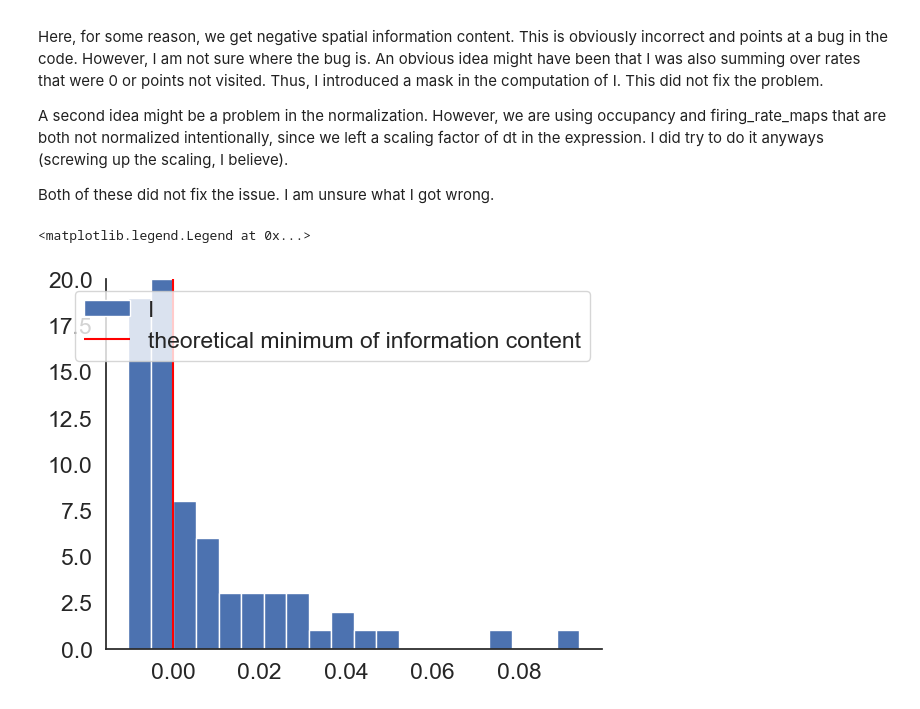
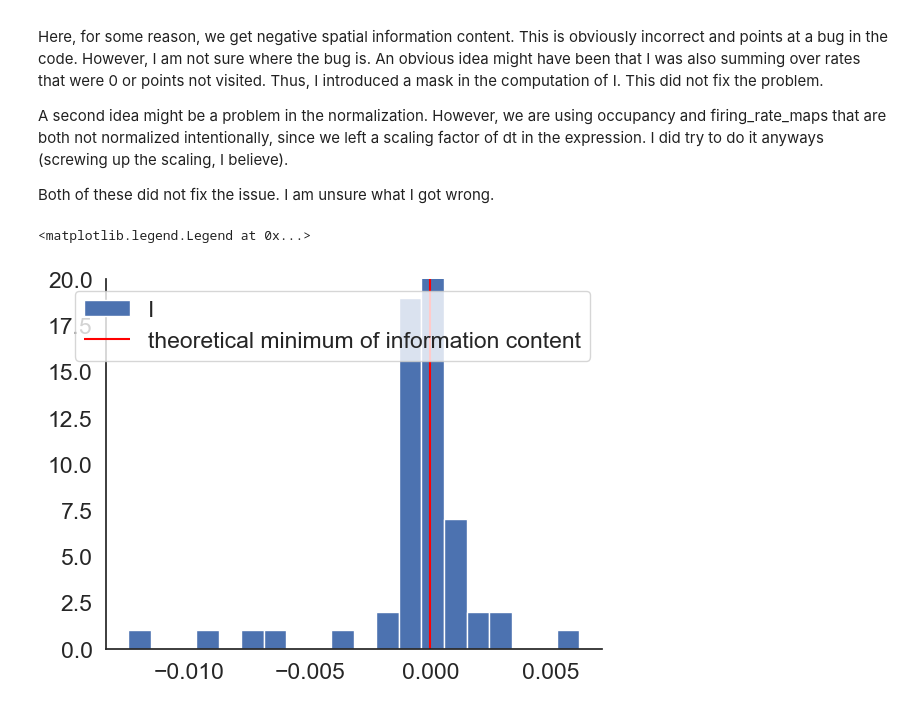
Before and after one commit to Seiferfl/neuroanalysis, a Jupyter notebook: assignment2-single-cell-analysis/01-tuning-curves/exercises.ipynb, the cells around one changed output. Drawn from its saved outputs; the diff is of its cells as text; code cells hidden in the pictures.

```diff
--- a/assignment2-single-cell-analysis/01-tuning-curves/exercises.ipynb
+++ b/assignment2-single-cell-analysis/01-tuning-curves/exercises.ipynb
@@ -310,9 +310,9 @@ Study how mutual information vary with these parameters. Use both definition of
 # %%
 def I(firing_rate_maps, occupancy):
     rate = firing_rate_maps
-    p = occupancy
+    p = occupancy/np.sum(occupancy)
     avrg_rate = np.mean(rate)
-    I = np.sum(rate*p*np.log2((rate)/avrg_rate))
+    I = np.sum(rate*p*np.log2((rate+1e-10)/avrg_rate))
     return I
 
 
@@ -550,23 +552,22 @@ Both of these did not fix the issue. I am unsure what I got wrong.
 # %%
 I_array = np.zeros(n_cells)
 I_s_array = I_array.copy()
 def I_safe(firing_rate_maps, occupancy):
-
-    rate = firing_rate_maps/np.sum(firing_rate_maps)
+    rate = firing_rate_maps
     p = occupancy/np.sum(occupancy)
     mask = (rate>0)&(p>0)
     avrg_rate = np.mean(rate)
-    I = np.sum(rate[mask]*p[mask]*np.log2((rate[mask])/avrg_rate))
+    I = np.sum(rate[mask]*p[mask]*np.log2((rate[mask]+1e-10)/avrg_rate))
     return I
 
 for n in range(n_cells):
     I_array[n] = I_safe(firing_rate_maps[n, :], occupancy)
 
 
 plt.hist(I_array, label ="I", bins = 20)
 plt.vlines(x=[0], ymin = 0, ymax = 20, colors=['red'], label ="theoretical minimum of information content")
 plt.ylim(0,20)
 plt.legend()
 # %% [output]
 <matplotlib.legend.Legend at 0x...>
-[figure, old version]
+[figure, new version]
```
Also changed, not shown: parts of 7 cells of this notebook.
